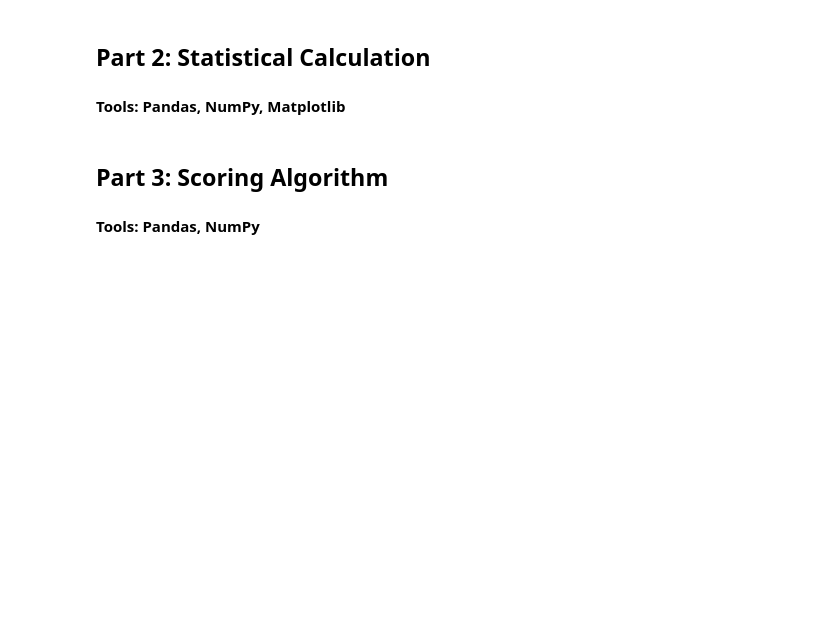
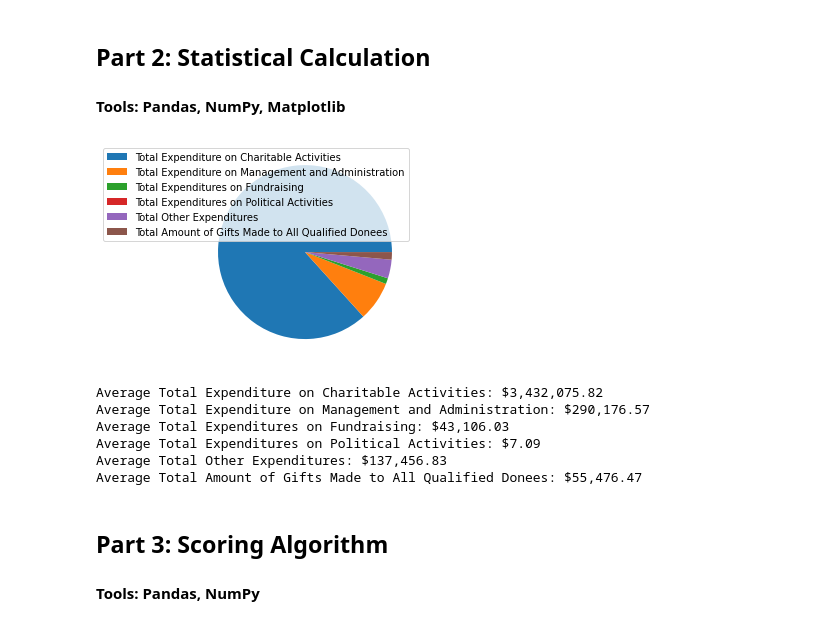
Before and after one commit to MuhammadIbrahimUW/CharityScore, a Jupyter notebook: CharityScore.ipynb, the cells around one changed output. Cells and saved outputs as stored; diff of their text form; code cells hidden in the pictures; blank space fills up the shorter version.

```diff
--- a/CharityScore.ipynb
+++ b/CharityScore.ipynb
@@ -187,32 +187,47 @@ for i in range(1,len(df)):
 # %%
 ## Calculate column averages
 import pandas as pd
 import numpy as np
 import matplotlib.pyplot as plt
 
 df = pd.read_csv("expense data calcs.csv").drop(['Unnamed: 0'],axis=1)
 # get index values of rows which have total expenditure = 0
 index_values = df[ df['Total Expenditure'] == 0 ].index
 df = df.drop(df.index[index_values])
 
 # get expenditure category averages
-total_avg = df['Total Expenditure'].mean(axis=1)
-charitable_avg = df['Total Expenditure on Charitable Activities'].mean(axis=1)
-mgmt_avg = ['Total Expenditure on Management and Administration'].mean(axis=1)
-fund_avg = df['Total Expenditures on Fundraising'].mean(axis=1)
-pol_avg = df['Total Expenditures on Political Activities'].mean(axis=1)
-other_avg = df['Total Other Expenditures'].mean(axis=1)
-gift_avg = df['Total Amount of Gifts Made to All Qualified Donees'].mean(axis=1)
+total_avg = df['Total Expenditure'].mean()
+charitable_avg = df['Total Expenditure on Charitable Activities'].mean()
+mgmt_avg = df['Total Expenditure on Management and Administration'].mean()
+fund_avg = df['Total Expenditures on Fundraising'].mean()
+pol_avg = df['Total Expenditures on Political Activities'].mean()
+other_avg = df['Total Other Expenditures'].mean()
+gift_avg = df['Total Amount of Gifts Made to All Qualified Donees'].mean()
 
 # Create a pie chart representation of the average Canadian charity expenditure
 chart_values = np.array([charitable_avg, mgmt_avg, fund_avg, pol_avg, other_avg, gift_avg])
 chart_labels = ['Total Expenditure on Charitable Activities', \
                 'Total Expenditure on Management and Administration', \
                 'Total Expenditures on Fundraising', 'Total Expenditures on Political Activities', \
                    'Total Other Expenditures', 'Total Amount of Gifts Made to All Qualified Donees']
 
-plt.pie(chart_values, labels = chart_labels)
+plt.pie(chart_values)
+plt.legend(chart_labels)
 plt.show()
+print("Average Total Expenditure on Charitable Activities: " + "${:,.2f}".format(charitable_avg))
+print("Average Total Expenditure on Management and Administration: " + "${:,.2f}".format(mgmt_avg))
+print("Average Total Expenditures on Fundraising: " +"${:,.2f}".format(fund_avg))
+print("Average Total Expenditures on Political Activities: " + "${:,.2f}".format(pol_avg))
+print("Average Total Other Expenditures: " + "${:,.2f}".format(other_avg))
+print("Average Total Amount of Gifts Made to All Qualified Donees: " + "${:,.2f}".format(gift_avg))
+# %% [output]
+[figure, added]
+Average Total Expenditure on Charitable Activities: $3,432,075.82
+Average Total Expenditure on Management and Administration: $290,176.57
+Average Total Expenditures on Fundraising: $43,106.03
+Average Total Expenditures on Political Activities: $7.09
+Average Total Other Expenditures: $137,456.83
+Average Total Amount of Gifts Made to All Qualified Donees: $55,476.47
 # %% [markdown]
 ## Part 3: Scoring Algorithm
 #### Tools: Pandas, NumPy
```
Also changed, not shown: parts of 1 cell of this notebook.
